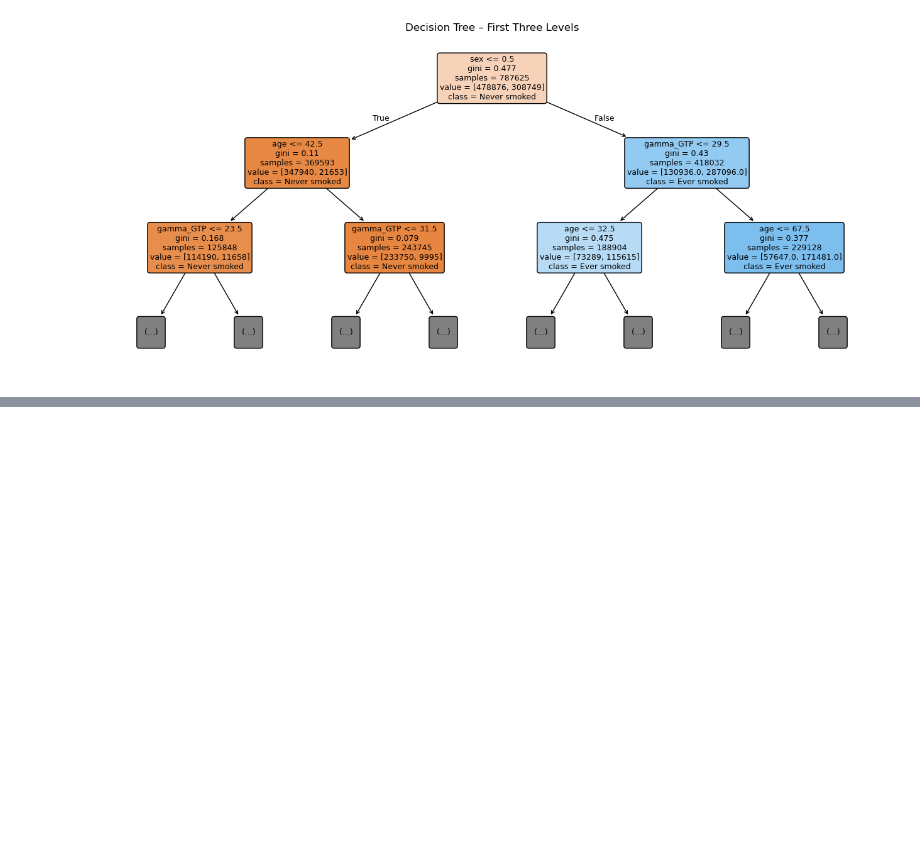
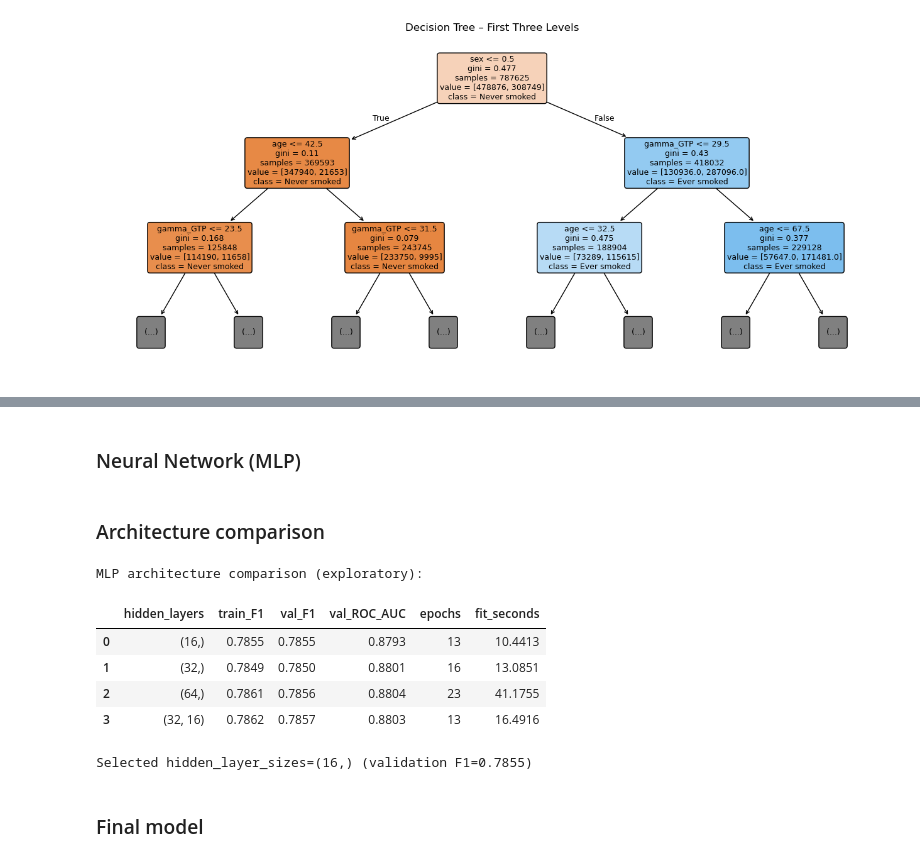
Before and after one commit to johannegg/IT3212, a Jupyter notebook: Assignment3/task5_6_classification_algorithms.ipynb, the cells around one changed output, grey strips where cells are left out. Drawn from its saved outputs; the diff is of its cells as text; code cells hidden in the pictures; blank space fills up the shorter version.

```diff
--- a/Assignment3/task5_6_classification_algorithms.ipynb
+++ b/Assignment3/task5_6_classification_algorithms.ipynb
@@ -159,0 +220,59 @@ plt.show()
+# %% [markdown]
+### Neural Network (MLP)
+# %% [markdown]
+### Architecture comparison
+# %%
+# Compare architectures before fitting the final MLP.
+mlp_trials = []
+for layers in [(16,), (32,), (64,), (32, 16)]:
+    trial_mlp = Pipeline([
+        ("preprocessor", ColumnTransformer(
+            transformers=[("continuous", StandardScaler(), SCALE_COLS)],
+            remainder="passthrough"
+        )),
+        ("classifier", MLPClassifier(
+            hidden_layer_sizes=layers,
+            activation="relu", solver="adam", batch_size=512,
+            max_iter=60, early_stopping=True, n_iter_no_change=8,
+            random_state=RANDOM_STATE,
+        )),
+    ])
+    start = time.perf_counter()
+    trial_mlp.fit(X_train, y_train)
+    elapsed = time.perf_counter() - start
+    mlp_trials.append({
+        "hidden_layers": str(layers),
+        "train_F1": f1_score(y_train, trial_mlp.predict(X_train)),
+        "val_F1": f1_score(y_val, trial_mlp.predict(X_val)),
+        "val_ROC_AUC": roc_auc_score(y_val, trial_mlp.predict_proba(X_val)[:, 1]),
+        "epochs": trial_mlp.named_steps["classifier"].n_iter_,
+        "fit_seconds": elapsed,
+    })
+
+mlp_tuning_df = pd.DataFrame(mlp_trials)
+print("MLP architecture comparison (exploratory):")
+display(mlp_tuning_df.round(4))
+# %% [output]
+MLP architecture comparison (exploratory):
+|  | hidden_layers | train_F1 | val_F1 | val_ROC_AUC | epochs | fit_seconds |
+| 0 | (16,) | 0.7855 | 0.7855 | 0.8793 | 13 | 10.4413 |
+| 1 | (32,) | 0.7849 | 0.7850 | 0.8801 | 16 | 13.0851 |
+| 2 | (64,) | 0.7861 | 0.7856 | 0.8804 | 23 | 41.1755 |
+| 3 | (32, 16) | 0.7862 | 0.7857 | 0.8803 | 13 | 16.4916 |
+# %%
+# Select the simplest architecture with comparable validation performance.
+# The F1 difference between (16,) and the best architecture is only 0.0002.
+best_mlp_layers = (16,)
+
+selected_row = mlp_tuning_df[
+    mlp_tuning_df["hidden_layers"] == str(best_mlp_layers)
+].iloc[0]
+
+print(
+    f"Selected hidden_layer_sizes={best_mlp_layers} "
+    f"(validation F1={selected_row['val_F1']:.4f})"
+)
+# %% [output]
+Selected hidden_layer_sizes=(16,) (validation F1=0.7855)
+# %% [markdown]
+### Final model
```
Also changed, not shown: parts of 11 cells of this notebook.
